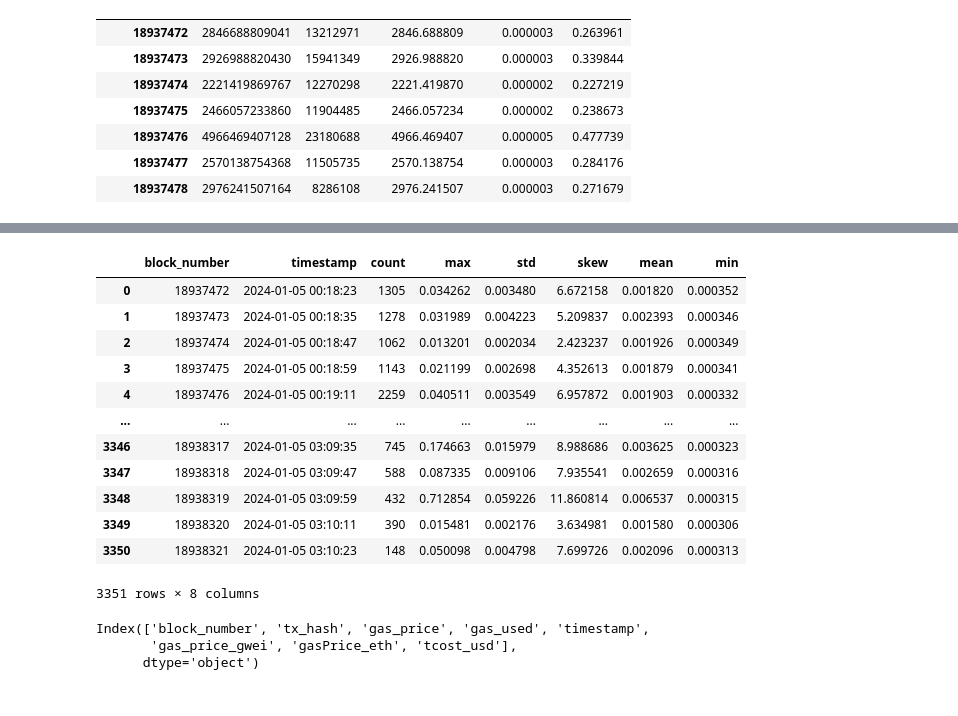
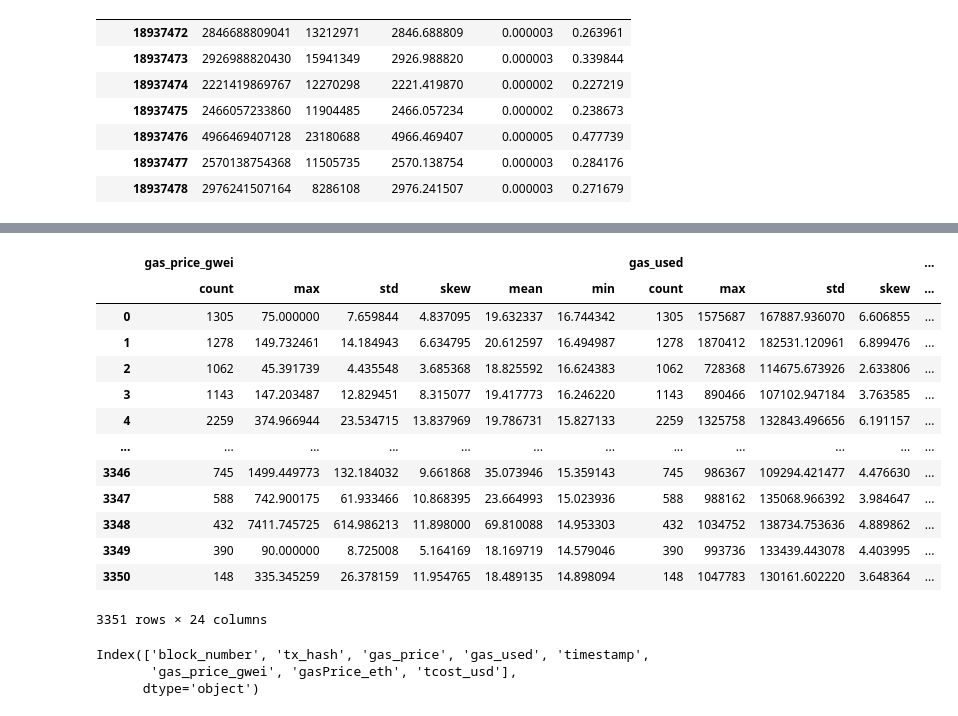
Before and after one commit to Armand-Morin/afp-berkeley-dynamic-fee-defi-amm, a Jupyter notebook: block_tx.ipynb, the cells around one changed output, grey strips where cells are left out. Saved outputs shown, nothing was run; the diff lists cells and outputs as text; code cells hidden in the pictures.

```diff
--- a/block_tx.ipynb
+++ b/block_tx.ipynb
@@ -217,8 +217,8 @@ for chunk in pd.read_csv(file_path, chunksize=chunk_size):
     chunk['gasPrice_eth'] = chunk['gas_price_gwei'] * 10**-9
     chunk['tcost_usd']    = chunk['gasPrice_eth'] * chunk['gas_used']
 
-    numeric_cols = ['gas_price_gwei', 'gas_used', 'gasPrice_eth', 'tcost_usd']  # Add or remove columns as necessary
-    grouped = chunk.groupby(['block_number', 'timestamp'])[numeric_cols]
+    numeric_cols = ['gas_price_gwei', 'gas_used', 'gasPrice_eth', 'tcost_usd']
+    grouped = chunk.groupby(['block_number', 'timestamp'], as_index=True)[numeric_cols]
     chunk_aggregated = grouped.agg(['count', 'max', 'std', 'skew', 'mean', 'min'])
 
     #grouped = chunk.groupby(['block_number', 'timestamp'])[['timestamp','block_number', 'gas_price', 'gas_used', 'gasPrice_eth', 'tcost_usd']]
@@ -232,18 +230,20 @@ ValueError: could not convert string to float: '2024-01-05 00:18:23'
 # %%
+aggregated_df#['tcost_usd'][['max','mean', 'min']]
 # %% [output]
-|  | block_number | timestamp | count | max | std | skew | mean | min |
-| 0 | 18937472 | 2024-01-05 00:18:23 | 1305 | 0.034262 | 0.003480 | 6.672158 | 0.001820 | 0.000352 |
-| 1 | 18937473 | 2024-01-05 00:18:35 | 1278 | 0.031989 | 0.004223 | 5.209837 | 0.002393 | 0.000346 |
-| 2 | 18937474 | 2024-01-05 00:18:47 | 1062 | 0.013201 | 0.002034 | 2.423237 | 0.001926 | 0.000349 |
-| 3 | 18937475 | 2024-01-05 00:18:59 | 1143 | 0.021199 | 0.002698 | 4.352613 | 0.001879 | 0.000341 |
-| 4 | 18937476 | 2024-01-05 00:19:11 | 2259 | 0.040511 | 0.003549 | 6.957872 | 0.001903 | 0.000332 |
-| ... | ... | ... | ... | ... | ... | ... | ... | ... |
-| 3346 | 18938317 | 2024-01-05 03:09:35 | 745 | 0.174663 | 0.015979 | 8.988686 | 0.003625 | 0.000323 |
-| 3347 | 18938318 | 2024-01-05 03:09:47 | 588 | 0.087335 | 0.009106 | 7.935541 | 0.002659 | 0.000316 |
-| 3348 | 18938319 | 2024-01-05 03:09:59 | 432 | 0.712854 | 0.059226 | 11.860814 | 0.006537 | 0.000315 |
-| 3349 | 18938320 | 2024-01-05 03:10:11 | 390 | 0.015481 | 0.002176 | 3.634981 | 0.001580 | 0.000306 |
-| 3350 | 18938321 | 2024-01-05 03:10:23 | 148 | 0.050098 | 0.004798 | 7.699726 | 0.002096 | 0.000313 |
+|  | gas_price_gwei |  |  |  |  |  | gas_used |  |  |  | ... |
+|  | count | max | std | skew | mean | min | count | max | std | skew | ... |
+| 0 | 1305 | 75.000000 | 7.659844 | 4.837095 | 19.632337 | 16.744342 | 1305 | 1575687 | 167887.936070 | 6.606855 | ... |
+| 1 | 1278 | 149.732461 | 14.184943 | 6.634795 | 20.612597 | 16.494987 | 1278 | 1870412 | 182531.120961 | 6.899476 | ... |
+| 2 | 1062 | 45.391739 | 4.435548 | 3.685368 | 18.825592 | 16.624383 | 1062 | 728368 | 114675.673926 | 2.633806 | ... |
+| 3 | 1143 | 147.203487 | 12.829451 | 8.315077 | 19.417773 | 16.246220 | 1143 | 890466 | 107102.947184 | 3.763585 | ... |
+| 4 | 2259 | 374.966944 | 23.534715 | 13.837969 | 19.786731 | 15.827133 | 2259 | 1325758 | 132843.496656 | 6.191157 | ... |
+| ... | ... | ... | ... | ... | ... | ... | ... | ... | ... | ... | ... |
+| 3346 | 745 | 1499.449773 | 132.184032 | 9.661868 | 35.073946 | 15.359143 | 745 | 986367 | 109294.421477 | 4.476630 | ... |
+| 3347 | 588 | 742.900175 | 61.933466 | 10.868395 | 23.664993 | 15.023936 | 588 | 988162 | 135068.966392 | 3.984647 | ... |
+| 3348 | 432 | 7411.745725 | 614.986213 | 11.898000 | 69.810088 | 14.953303 | 432 | 1034752 | 138734.753636 | 4.889862 | ... |
+| 3349 | 390 | 90.000000 | 8.725008 | 5.164169 | 18.169719 | 14.579046 | 390 | 993736 | 133439.443078 | 4.403995 | ... |
+| 3350 | 148 | 335.345259 | 26.378159 | 11.954765 | 18.489135 | 14.898094 | 148 | 1047783 | 130161.602220 | 3.648364 | ... |
-3351 rows × 8 columns
+3351 rows × 24 columns
 # %%
 # After processing all chunks, you might have duplicate block_numbers with different counts and max values
 # You'll need to aggregate these again
```
Also changed, not shown: parts of 1 cell of this notebook, 1 other file.
